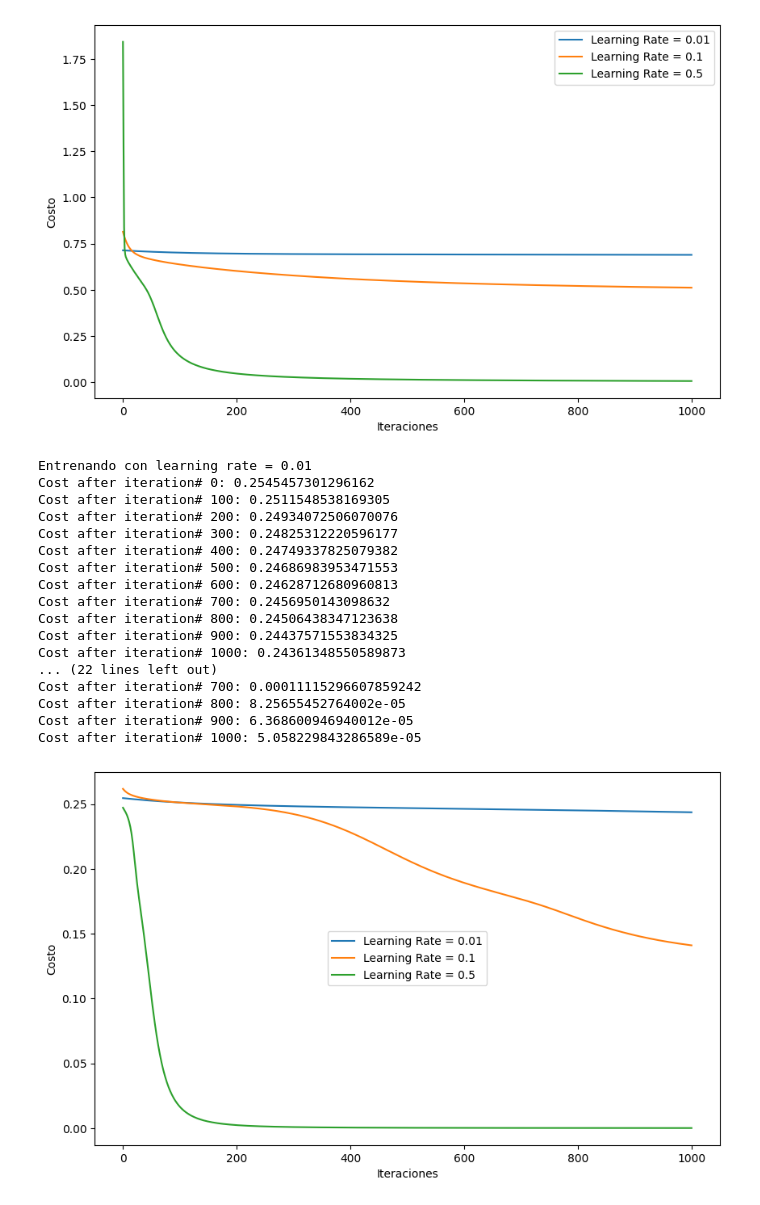
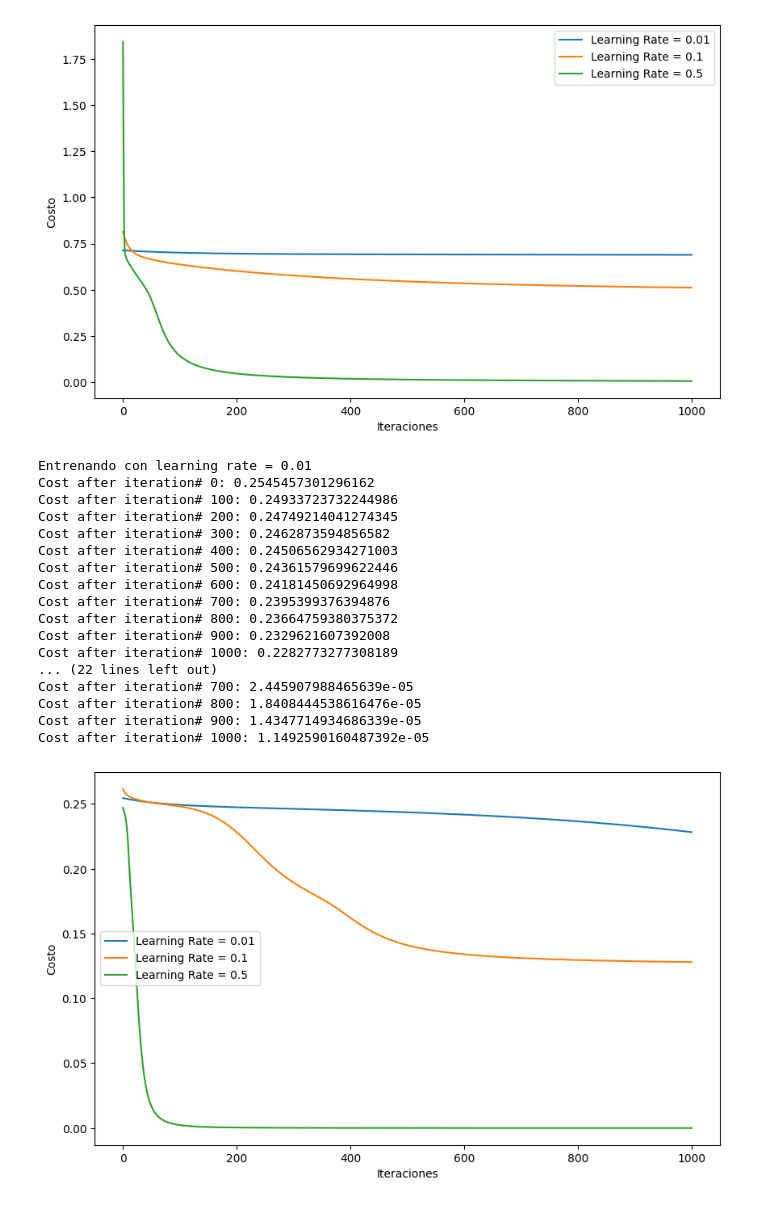
Before and after one commit to GarciaAlegria/Laboratorio1_DeepL, a Jupyter notebook: NNsimple-1.ipynb, the cells around one changed output. Saved outputs shown, nothing was run; the diff lists cells and outputs as text; code cells hidden in the pictures.

Commit message:
changes in gradient when using MSE for cost calculation

```diff
--- a/NNsimple-1.ipynb
+++ b/NNsimple-1.ipynb
@@ -75,6 +75,29 @@ def backward_prop(X, Y, cache, parameters):
     }
 
     return grads
+# %%
+def backward_prop_mse(X, Y, cache, parameters):
+    A1 = cache["A1"]
+    A2 = cache["A2"]
+
+    W2 = parameters["W2"]
+
+    # Derivada de la pérdida MSE con respecto a A2
+    dZ2 = 2 * (A2 - Y) / m
+    dW2 = np.dot(dZ2, A1.T)
+    db2 = np.sum(dZ2, axis=1, keepdims=True)
+    dZ1 = np.multiply(np.dot(W2.T, dZ2), 1 - np.power(A1, 2))
+    dW1 = np.dot(dZ1, X.T)
+    db1 = np.sum(dZ1, axis=1, keepdims=True)
+
+    grads = {
+        "dW1": dW1,
+        "db1": db1,
+        "dW2": dW2,
+        "db2": db2
+    }
+
+    return grads
 # %%
 def update_parameters(parameters, grads, learning_rate):
     W1 = parameters["W1"]
@@ -224,7 +247,7 @@ Parámetros entrenados con inicialización aleatoria:
 # %%
 import matplotlib.pyplot as plt
 
-def model_with_cost_tracking(X, Y, n_x, n_h, n_y, num_of_iters, learning_rate, cost_function):
+def model_with_cost_tracking(X, Y, n_x, n_h, n_y, num_of_iters, learning_rate, cost_function, backward_prop = backward_prop):
     parameters = initialize_parameters(n_x, n_h, n_y)
     costs = []
 
@@ -282,37 +305,37 @@ Cost after iteration# 1000: 0.006736441023685923
 # %%
 # Definir diferentes learning rates
 learning_rates = [0.01, 0.1, 0.5]
 costs_dict = {}
 
 for lr in learning_rates:
     print(f"\nEntrenando con learning rate = {lr}")
-    _, costs = model_with_cost_tracking(X, Y, n_x, n_h, n_y, num_of_iters, lr, loss_function_mse)
+    _, costs = model_with_cost_tracking(X, Y, n_x, n_h, n_y, num_of_iters, lr, loss_function_mse, backward_prop_mse)
     costs_dict[lr] = costs
 
 # Graficar costos
 plt.figure(figsize=(10, 6))
 for lr in learning_rates:
     plt.plot(costs_dict[lr], label=f'Learning Rate = {lr}')
 plt.xlabel('Iteraciones')
 plt.ylabel('Costo')
 plt.legend()
 plt.show()
 # %% [output]
 Entrenando con learning rate = 0.01
 Cost after iteration# 0: 0.2545457301296162
-Cost after iteration# 100: 0.2511548538169305
-Cost after iteration# 200: 0.24934072506070076
-Cost after iteration# 300: 0.24825312220596177
-Cost after iteration# 400: 0.24749337825079382
-Cost after iteration# 500: 0.24686983953471553
-Cost after iteration# 600: 0.24628712680960813
-Cost after iteration# 700: 0.2456950143098632
-Cost after iteration# 800: 0.24506438347123638
-Cost after iteration# 900: 0.24437571553834325
-Cost after iteration# 1000: 0.24361348550589873
+Cost after iteration# 100: 0.24933723732244986
+Cost after iteration# 200: 0.24749214041274345
+Cost after iteration# 300: 0.2462873594856582
+Cost after iteration# 400: 0.24506562934271003
+Cost after iteration# 500: 0.24361579699622446
+Cost after iteration# 600: 0.24181450692964998
+Cost after iteration# 700: 0.2395399376394876
+Cost after iteration# 800: 0.23664759380375372
+Cost after iteration# 900: 0.2329621607392008
+Cost after iteration# 1000: 0.2282773277308189
 ... (22 lines left out)
-Cost after iteration# 700: 0.00011115296607859242
-Cost after iteration# 800: 8.25655452764002e-05
-Cost after iteration# 900: 6.368600946940012e-05
-Cost after iteration# 1000: 5.058229843286589e-05
+Cost after iteration# 700: 2.445907988465639e-05
+Cost after iteration# 800: 1.8408444538616476e-05
+Cost after iteration# 900: 1.4347714934686339e-05
+Cost after iteration# 1000: 1.1492590160487392e-05
-[figure, old version]
+[figure, new version]
```
